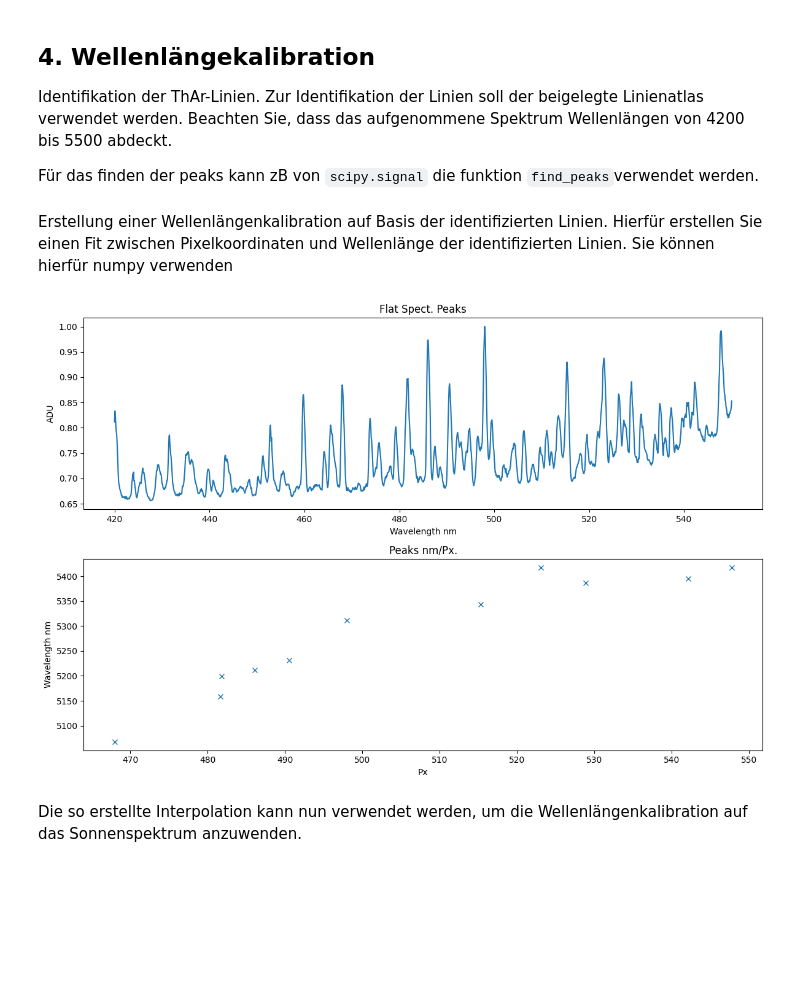
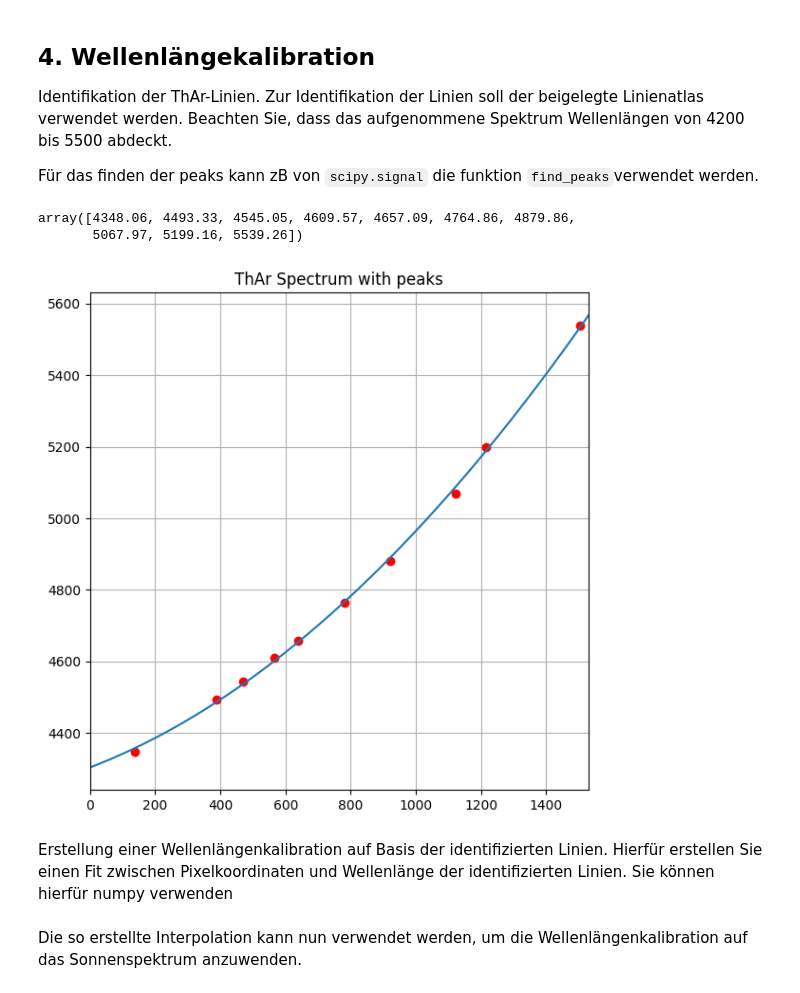
Before and after one commit to B0whunt3r21/AstroPrak, a Jupyter notebook: SolarSpectrum/Auswertungshilfe.ipynb, the cells around one changed output. Cells and saved outputs as stored; diff of their text form; code cells hidden in the pictures; blank space fills up the shorter version.

```diff
--- a/SolarSpectrum/Auswertungshilfe.ipynb
+++ b/SolarSpectrum/Auswertungshilfe.ipynb
@@ -151,45 +190,44 @@ plt.show()
 Identifikation der ThAr-Linien. Zur Identifikation der Linien soll der beigelegte Linienatlas verwendet werden. Beachten Sie, dass das aufgenommene Spektrum Wellenlängen von 4200 bis 5500 abdeckt.
 
 Für das finden der peaks kann zB von `scipy.signal` die funktion `find_peaks`verwendet werden.
+# %%
+ThAr_peaks_wavelength = np.zeros(len(ThAr_peaks))
+
+ThAr_peaks_wavelength[0] = 4348.06
+ThAr_peaks_wavelength[1] = 4493.33 # Bezugspunkt
+ThAr_peaks_wavelength[2] = 4545.05
+ThAr_peaks_wavelength[3] = 4609.57
+ThAr_peaks_wavelength[4] = 4657.09
+ThAr_peaks_wavelength[5] = 4764.86
+ThAr_peaks_wavelength[6] = 4879.86
+ThAr_peaks_wavelength[7] = 5067.97
+ThAr_peaks_wavelength[8] = 5199.16
+ThAr_peaks_wavelength[9] = 5539.26
+
+
+# Fit zwischen Pixel und Wellenlänge mittels Polynom 2. Ordnung
+coeff = np.polynomial.Polynomial.fit(ThAr_peaks, ThAr_peaks_wavelength, 2)
+
+x_fit = np.arange(0, 1531, 1)
+y_fit = coeff(x_fit)
+# %%
+ThAr_peaks_wavelength
+# %% [output]
+array([4348.06, 4493.33, 4545.05, 4609.57, 4657.09, 4764.86, 4879.86,
+       5067.97, 5199.16, 5539.26])
+# %%
+fig, ax = plt.subplots(1, 1, figsize=(6, 6))
+ax.plot(ThAr_peaks, ThAr_peaks_wavelength, "o", color='r')
+ax.plot(x_fit, y_fit)
+ax.set_xlim(0, 1530)
+ax.set_title('ThAr Spectrum with peaks')
+ax.grid()
+
+plt.tight_layout()
+plt.show()
+# %% [output]
+[figure, added]
 # %% [markdown]
 Erstellung einer Wellenlängenkalibration auf Basis der identifizierten Linien. Hierfür erstellen Sie einen Fit zwischen Pixelkoordinaten und Wellenlänge der identifizierten Linien. Sie können hierfür numpy verwenden
-# %%
-# Fit zwischen Pixel und Wellenlänge mittels Polynom 2. Ordnung
-
-peaks, props = find_peaks(flatSpectNorm, height=(0.87, 1))
-
-#coeff = np.polynomial.Polynomial.fit(pixel, wavelength, 2)
-
-fig, ax = plt.subplots(2, 1, figsize=(12, 8))
-ax[0].plot(xAxis, flatSpectNorm)
-#ax[0].plot(peaks, flatSpectNorm[peaks], marker='x', linestyle='')
-ax[0].set_xlabel('Wavelength nm')
-ax[0].set_ylabel('ADU')
-ax[0].set_title('Flat Spect. Peaks')
-
-
-nmData = [
-    5067.9736
-    ,5158.6040
-    ,5199.1636
-    ,5211.2305
-    ,5231.1597
-    ,5312.0020
-    ,5343.5811
-    ,5417.4858
-    ,5386.6108
-    ,5394.7607
-    ,5417.4858
-]
-
-ax[1].plot(xAxis[peaks], nmData, marker='x', linestyle='')
-ax[1].set_xlabel('Px')
-ax[1].set_ylabel('Wavelength nm')
-ax[1].set_title('Peaks nm/Px.')
-
-plt.tight_layout()
-plt.show()
-# %% [output]
-[figure, removed]
 # %% [markdown]
 Die so erstellte Interpolation kann nun verwendet werden, um die Wellenlängenkalibration auf das Sonnenspektrum anzuwenden.
```
Also changed, not shown: parts of 9 cells of this notebook.
